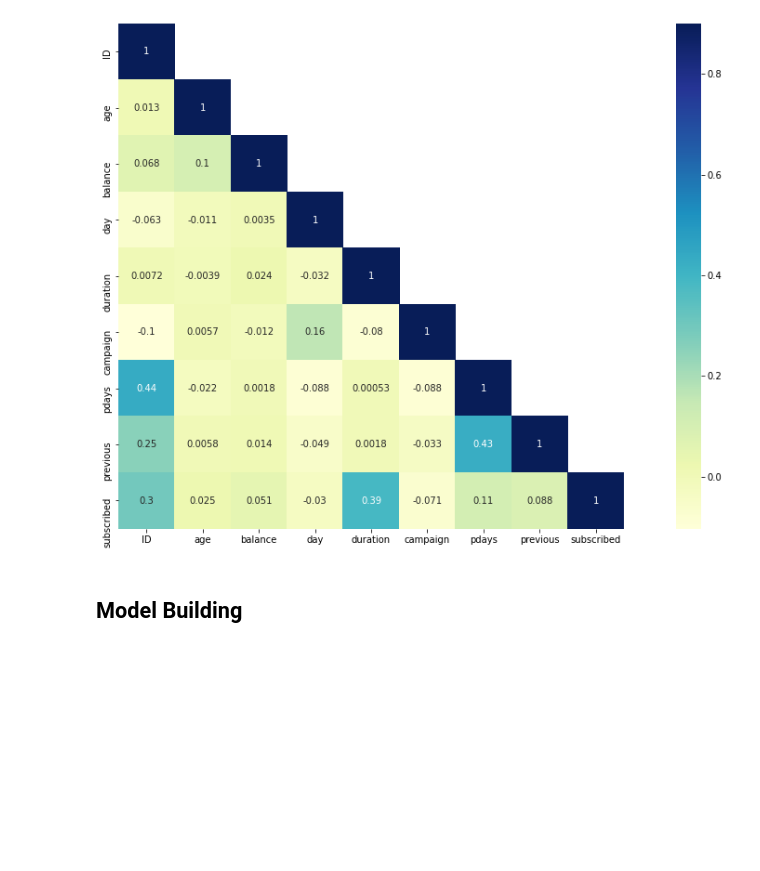
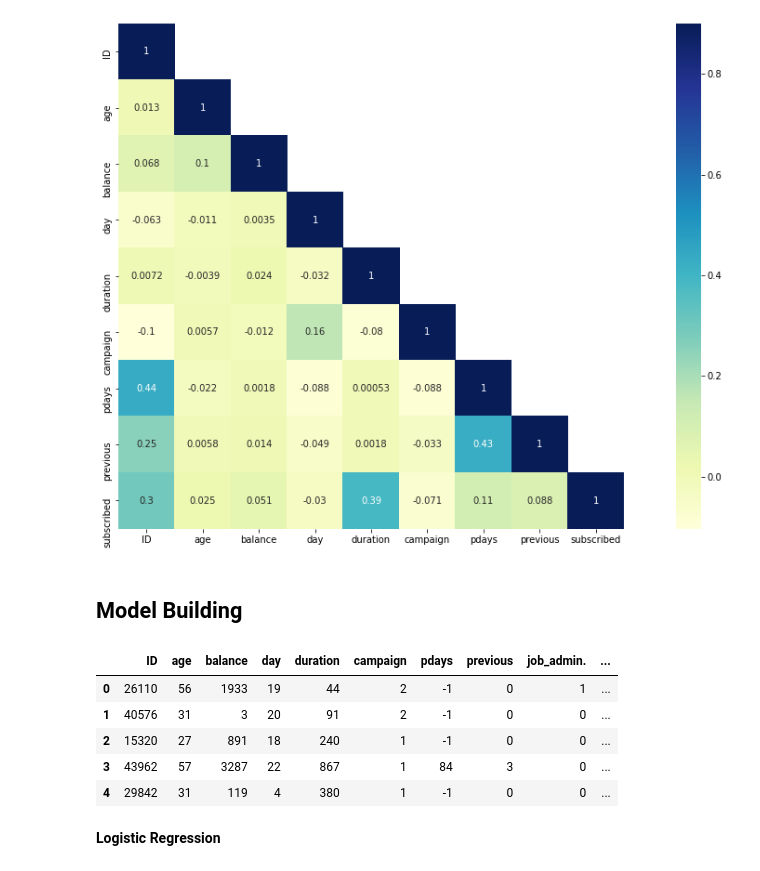
Before and after one commit to sagarkumarmishra/Data-Science-project, a Jupyter notebook: Final_Project.ipynb, the cells around one changed output. Drawn from its saved outputs; the diff is of its cells as text; code cells hidden in the pictures; blank space fills up the shorter version.

Commit message:
Train Model Logistic Regression

```diff
--- a/Final_Project.ipynb
+++ b/Final_Project.ipynb
@@ -233,3 +234,17 @@ sn.heatmap(corr,mask=mask,vmax=.9,square=True,annot=True,cmap="YlGnBu")
 [figure]
 # %% [markdown]
 ## Model **Building**
+# %%
+target = train['subscribed']
+train = train.drop('subscribed',1)
+# %%
+train = pd.get_dummies(train)
+# %%
+train.head()
+# %% [output]
+|  | ID | age | balance | day | duration | campaign | pdays | previous | job_admin. | ... |
+| 0 | 26110 | 56 | 1933 | 19 | 44 | 2 | -1 | 0 | 1 | ... |
+| 1 | 40576 | 31 | 3 | 20 | 91 | 2 | -1 | 0 | 0 | ... |
+| 2 | 15320 | 27 | 891 | 18 | 240 | 1 | -1 | 0 | 0 | ... |
+| 3 | 43962 | 57 | 3287 | 22 | 867 | 1 | 84 | 3 | 0 | ... |
+| 4 | 29842 | 31 | 119 | 4 | 380 | 1 | -1 | 0 | 0 | ... |
@@ -235,0 +255,2 @@ sn.heatmap(corr,mask=mask,vmax=.9,square=True,annot=True,cmap="YlGnBu")
+# %% [markdown]
+**Logistic Regression**
```
Also changed, not shown: parts of 8 cells of this notebook.
